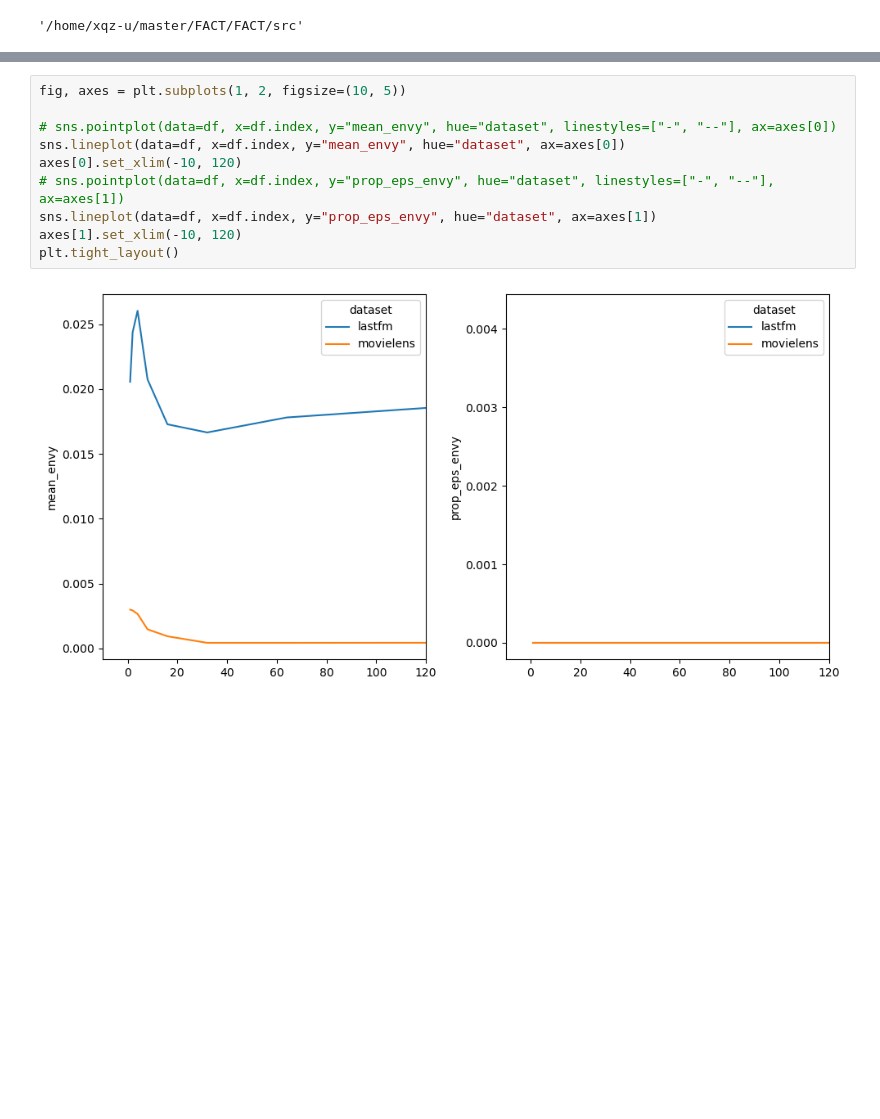
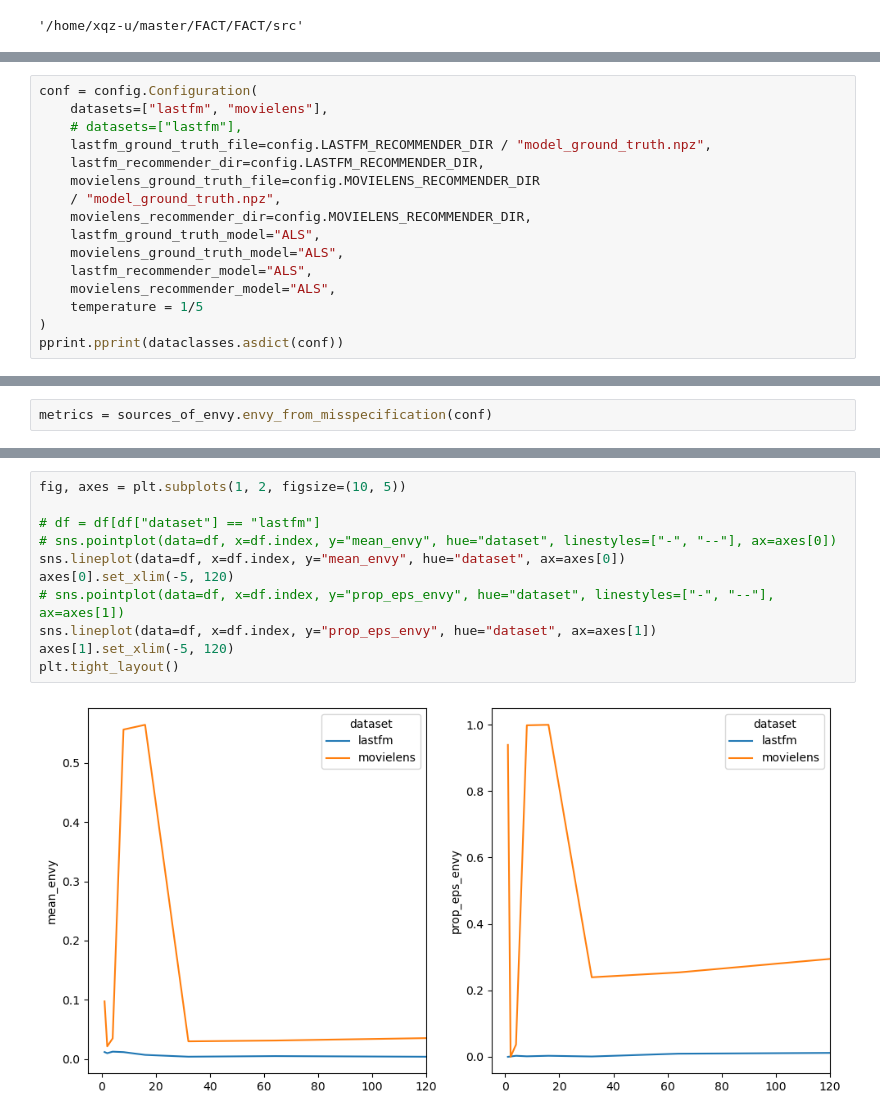
Before and after one commit to palfibogdan/FACT, a Jupyter notebook: src/notebooks/511.ipynb, the cells around one changed output, grey strips where cells are left out. Drawn from its saved outputs; the diff is of its cells as text; blank space fills up the shorter version.

```diff
--- a/src/notebooks/511.ipynb
+++ b/src/notebooks/511.ipynb
@@ -19,0 +20,16 @@ metrics = sources_of_envy.do_envy_from_mispecification()
+# %%
+conf = config.Configuration(
+    datasets=["lastfm", "movielens"],
+    # datasets=["lastfm"],
+    lastfm_ground_truth_file=config.LASTFM_RECOMMENDER_DIR / "model_ground_truth.npz",
+    lastfm_recommender_dir=config.LASTFM_RECOMMENDER_DIR,
+    movielens_ground_truth_file=config.MOVIELENS_RECOMMENDER_DIR
+    / "model_ground_truth.npz",
+    movielens_recommender_dir=config.MOVIELENS_RECOMMENDER_DIR,
+    lastfm_ground_truth_model="ALS",
+    movielens_ground_truth_model="ALS",
+    lastfm_recommender_model="ALS",
+    movielens_recommender_model="ALS",
+    temperature = 1/5
+)
+pprint.pprint(dataclasses.asdict(conf))
@@ -20,3 +54,5 @@ metrics = sources_of_envy.do_envy_from_mispecification()
+# %%
+metrics = sources_of_envy.envy_from_misspecification(conf)
 # %%
 df = pd.concat(
     [pd.DataFrame(vals).assign(dataset=dataset) for dataset, vals in metrics.items()]
@@ -43,12 +79,13 @@ df
 # %%
 fig, axes = plt.subplots(1, 2, figsize=(10, 5))
 
+# df = df[df["dataset"] == "lastfm"]
 # sns.pointplot(data=df, x=df.index, y="mean_envy", hue="dataset", linestyles=["-", "--"], ax=axes[0])
 sns.lineplot(data=df, x=df.index, y="mean_envy", hue="dataset", ax=axes[0])
-axes[0].set_xlim(-10, 120)
+axes[0].set_xlim(-5, 120)
 # sns.pointplot(data=df, x=df.index, y="prop_eps_envy", hue="dataset", linestyles=["-", "--"], ax=axes[1])
 sns.lineplot(data=df, x=df.index, y="prop_eps_envy", hue="dataset", ax=axes[1])
-axes[1].set_xlim(-10, 120)
+axes[1].set_xlim(-5, 120)
 plt.tight_layout()
 # %% [output]
-[figure, old version]
+[figure, new version]
```
Also changed, not shown: parts of 4 cells of this notebook, 4 other files.
